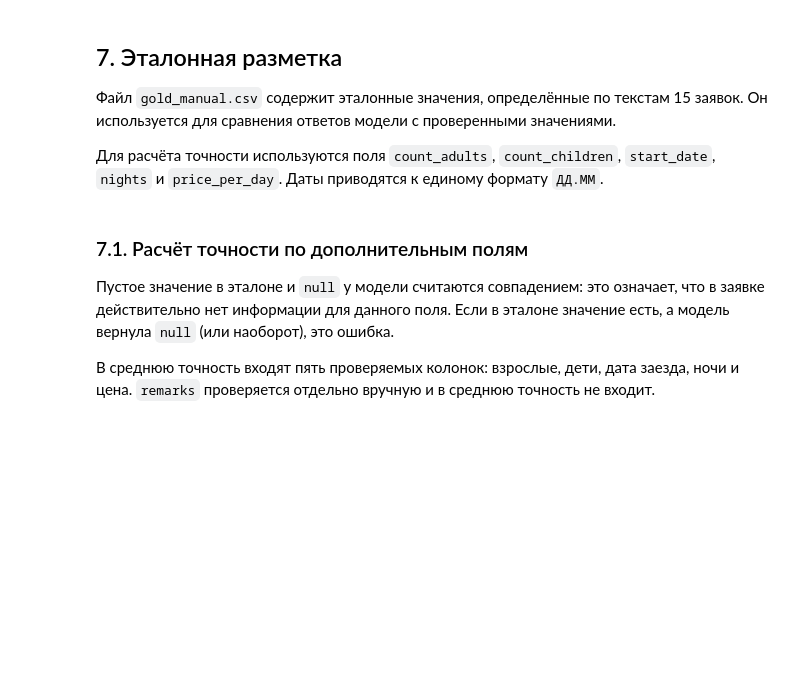
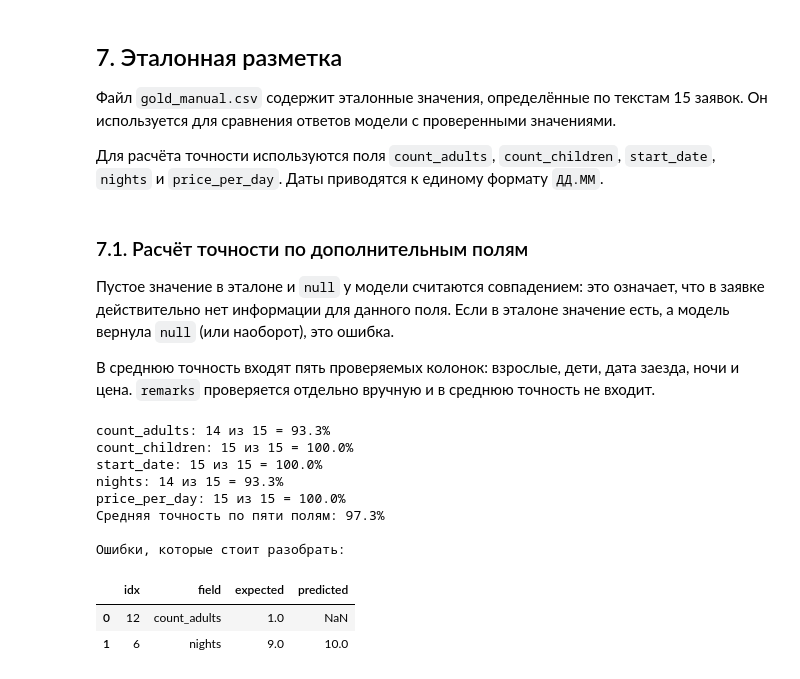
Before and after one commit to D0psi/intro-profession, a Jupyter notebook: llm_work.ipynb, the cells around one changed output. Saved outputs shown, nothing was run; the diff lists cells and outputs as text; code cells hidden in the pictures; blank space fills up the shorter version.

```diff
--- a/llm_work.ipynb
+++ b/llm_work.ipynb
@@ -355,13 +403,14 @@ def normalize_value(value, field):
 
     if field == "start_date":
         value = str(value).strip()
-        match = re.fullmatch(r"(\d{1,2})\.(\d{1,2})", value)
+        match = re.fullmatch(
+            r"(\d{1,2})\.(\d{1,2})(?:\.(?:\d{2}|\d{4}))?",
+            value
+        )
         if match:
             day, month = map(int, match.groups())
             return f"{day:02d}.{month:02d}"
         return value
-
-    return value
 
 accuracies = {}
 mismatches = []
@@ -380,30 +429,42 @@ for field in fields:
 
         # None == None: модель правильно оставила поле пустым,
         # потому что информации в заявке нет.
         is_match = expected == predicted
         matches.append(is_match)
 
         if not is_match:
             mismatches.append({
                 "idx": idx,
                 "field": field,
                 "expected": expected,
                 "predicted": predicted,
             })
 
     correct = sum(matches)
     total = len(matches)
     accuracy = correct / total if total else 0.0
     accuracies[field] = accuracy
 
     print(f"{field}: {correct} из {total} = {accuracy:.1%}")
 
 if accuracies:
     average_accuracy = sum(accuracies.values()) / len(accuracies)
     print(f"Средняя точность по пяти полям: {average_accuracy:.1%}")
 
 if mismatches:
     print("\nОшибки, которые стоит разобрать:")
     display(pd.DataFrame(mismatches))
 else:
     print("\nОшибок по проверяемым полям нет.")
+# %% [output]
+count_adults: 14 из 15 = 93.3%
+count_children: 15 из 15 = 100.0%
+start_date: 15 из 15 = 100.0%
+nights: 14 из 15 = 93.3%
+price_per_day: 15 из 15 = 100.0%
+Средняя точность по пяти полям: 97.3%
+
+Ошибки, которые стоит разобрать:
+|  | idx | field | expected | predicted |
+| 0 | 12 | count_adults | 1.0 | NaN |
+| 1 | 6 | nights | 9.0 | 10.0 |
```
Also changed, not shown: parts of 2 cells of this notebook, 1 other file.
